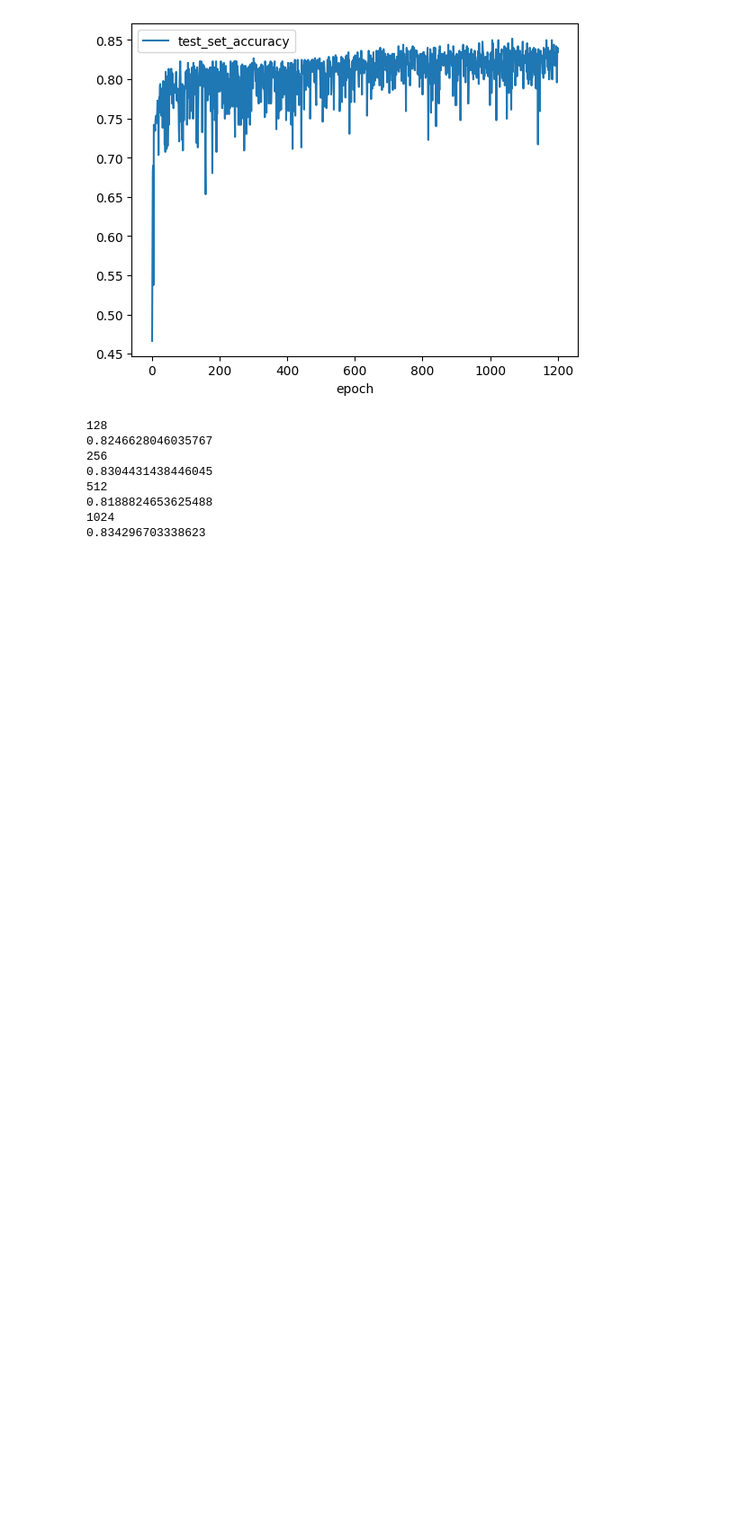
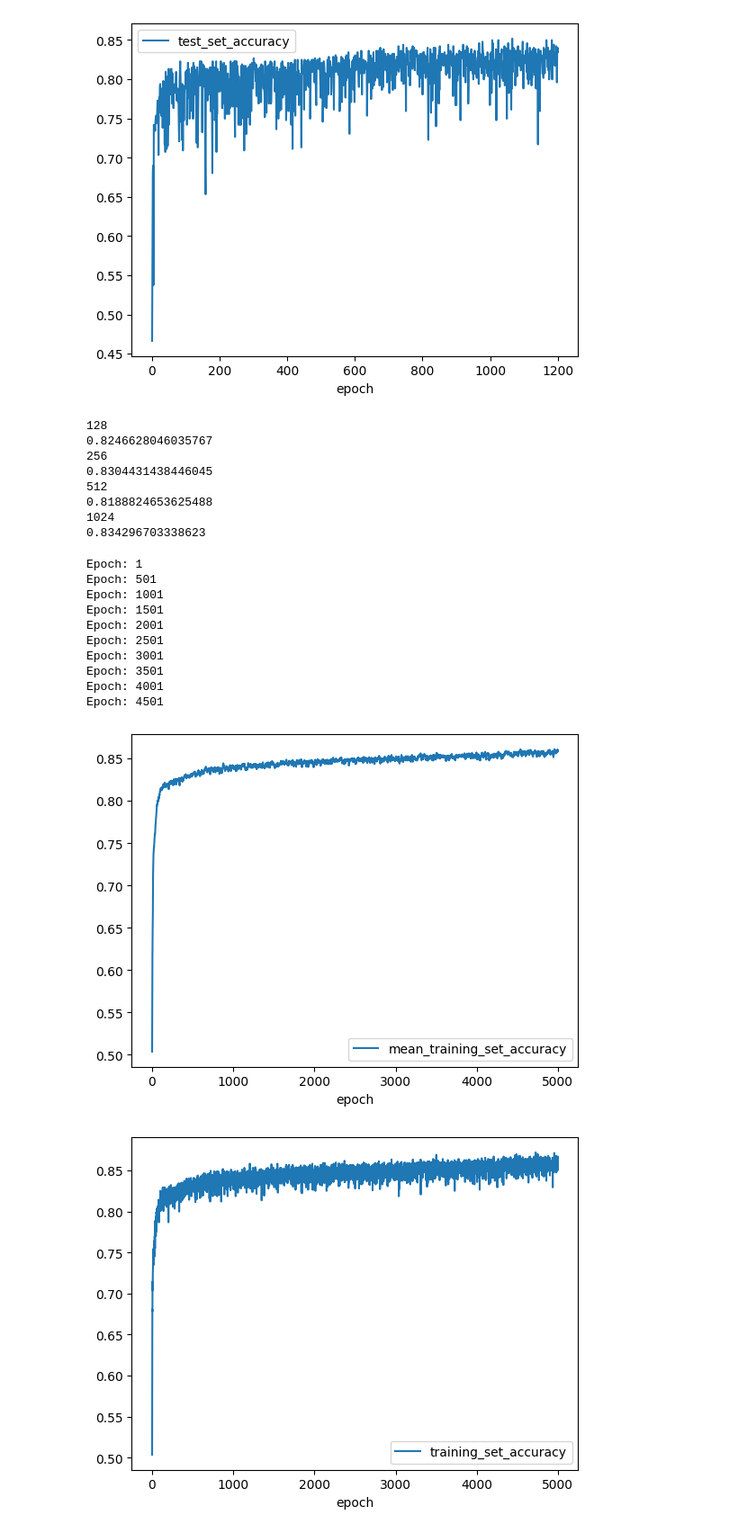
Before and after one commit to bhq12/fruit-fly-exploration, a Jupyter notebook: solutions/Sex/neural_network_exploration.ipynb, the cells around one changed output. Shown: that part at 90% size. Cells and saved outputs as stored; diff of their text form; code cells hidden in the pictures; blank space fills up the shorter version.

```diff
--- a/solutions/Sex/neural_network_exploration.ipynb
+++ b/solutions/Sex/neural_network_exploration.ipynb
@@ -379,3 +493,26 @@ print(test_set_accuracy_1024)
 0.8188824653625488
 1024
 0.834296703338623
+# %%
+dual_layer_softmax_model =  tf.keras.models.Sequential([
+    Dense(1024, activation='relu'),
+    Dense(1024, activation='relu'),
+    Dense(2, activation='softmax') # 5 possible classes (5 populations)
+])
+
+tester_dual_layer_softmax = ModelTester('Single Convolution layer', dual_layer_softmax_model)
+tester_dual_layer_softmax.train(train_ds, test_ds, 5000)
+test_set_accuracy_1024 = tester_dual_layer_softmax.get_final_test_set_accuracy()
+# %% [output]
+Epoch: 1
+Epoch: 501
+Epoch: 1001
+Epoch: 1501
+Epoch: 2001
+Epoch: 2501
+Epoch: 3001
+Epoch: 3501
+Epoch: 4001
+Epoch: 4501
+[figure, added]
+[figure, added]
```
Also changed, not shown: parts of 13 cells of this notebook, 24 other files.
